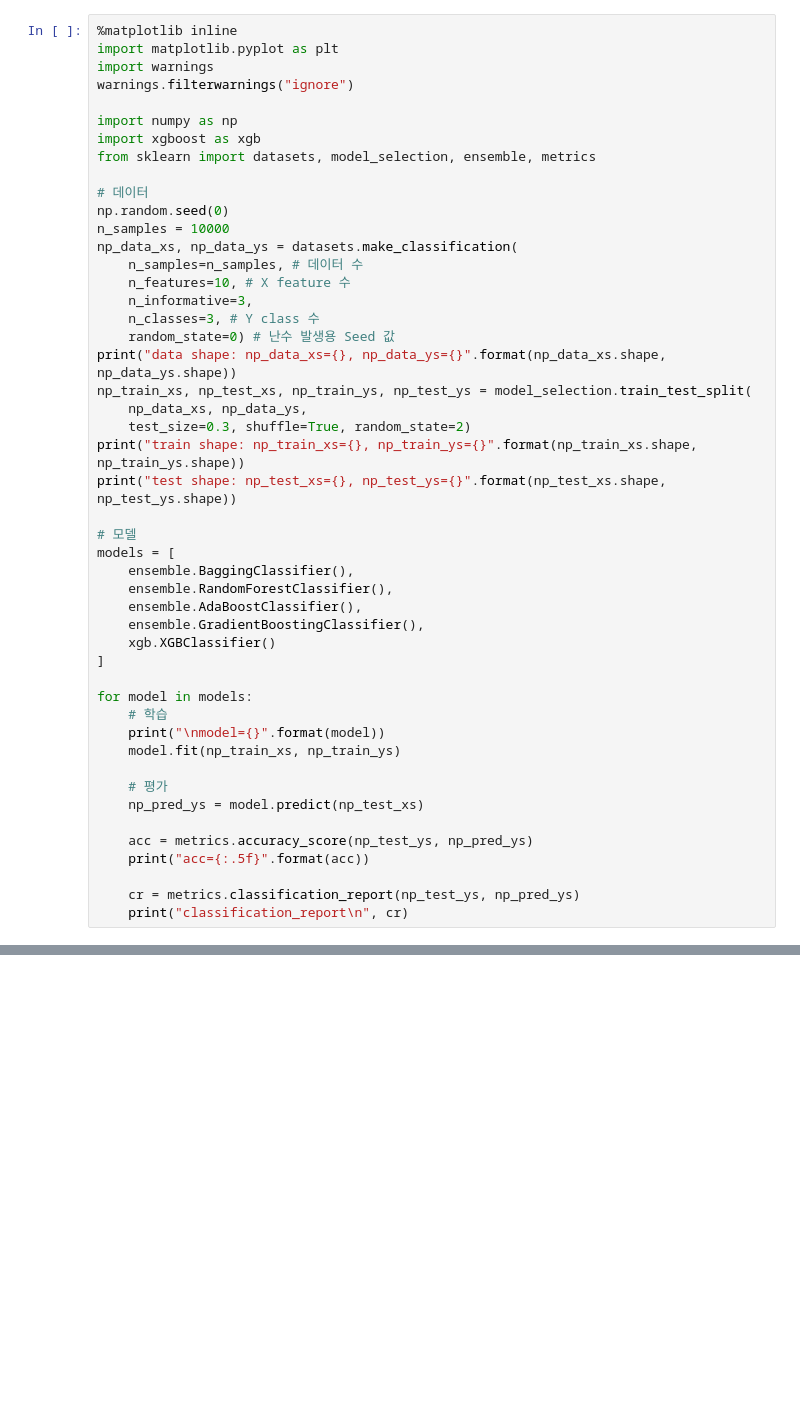
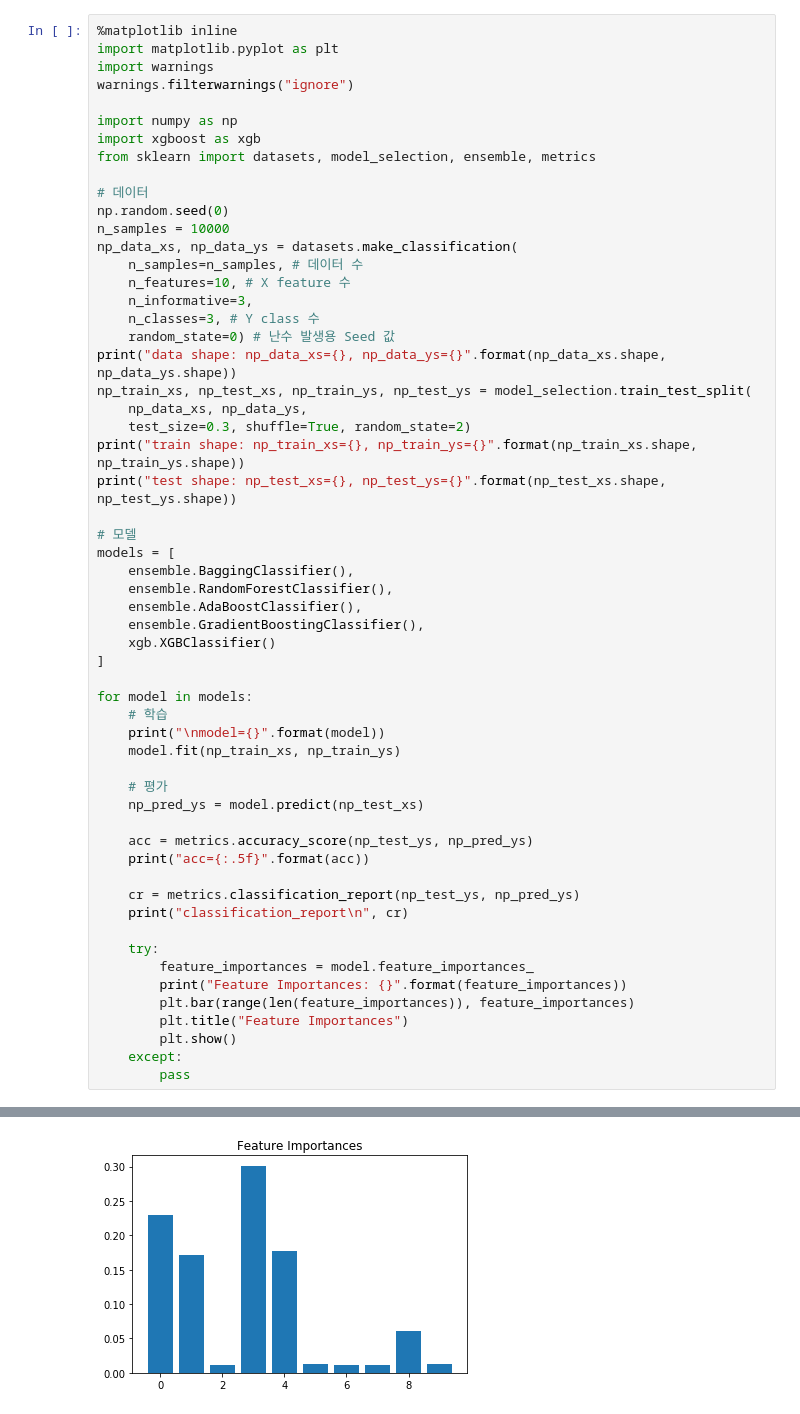
Before and after one commit to comafire/comafire.github.io, a Jupyter notebook: pages/ml-ensemble-classification.ipynb, the cells around one changed output, grey strips where cells are left out. Saved outputs shown, nothing was run; the diff lists cells and outputs as text; blank space fills up the shorter version.

```diff
--- a/pages/ml-ensemble-classification.ipynb
+++ b/pages/ml-ensemble-classification.ipynb
@@ -64,6 +64,15 @@ for model in models:
 
     cr = metrics.classification_report(np_test_ys, np_pred_ys)
     print("classification_report\n", cr)
+
+    try:
+        feature_importances = model.feature_importances_
+        print("Feature Importances: {}".format(feature_importances))
+        plt.bar(range(len(feature_importances)), feature_importances)
+        plt.title("Feature Importances")
+        plt.show()
+    except:
+        pass
 # %% [output]
 data shape: np_data_xs=(10000, 10), np_data_ys=(10000,)
 train shape: np_train_xs=(7000, 10), np_train_ys=(7000,)
@@ -84,0 +94 @@ weighted avg       0.93      0.93      0.93      3000
+[figure, added]
```
Also changed, not shown: parts of 1 cell of this notebook, 32 other files.
